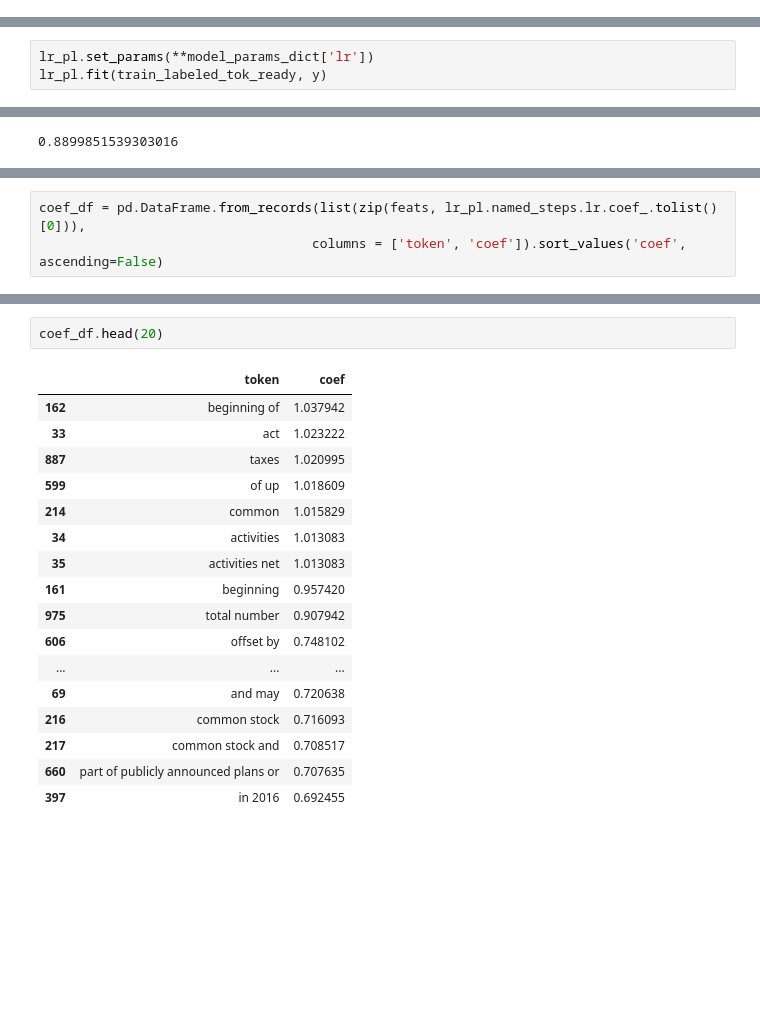
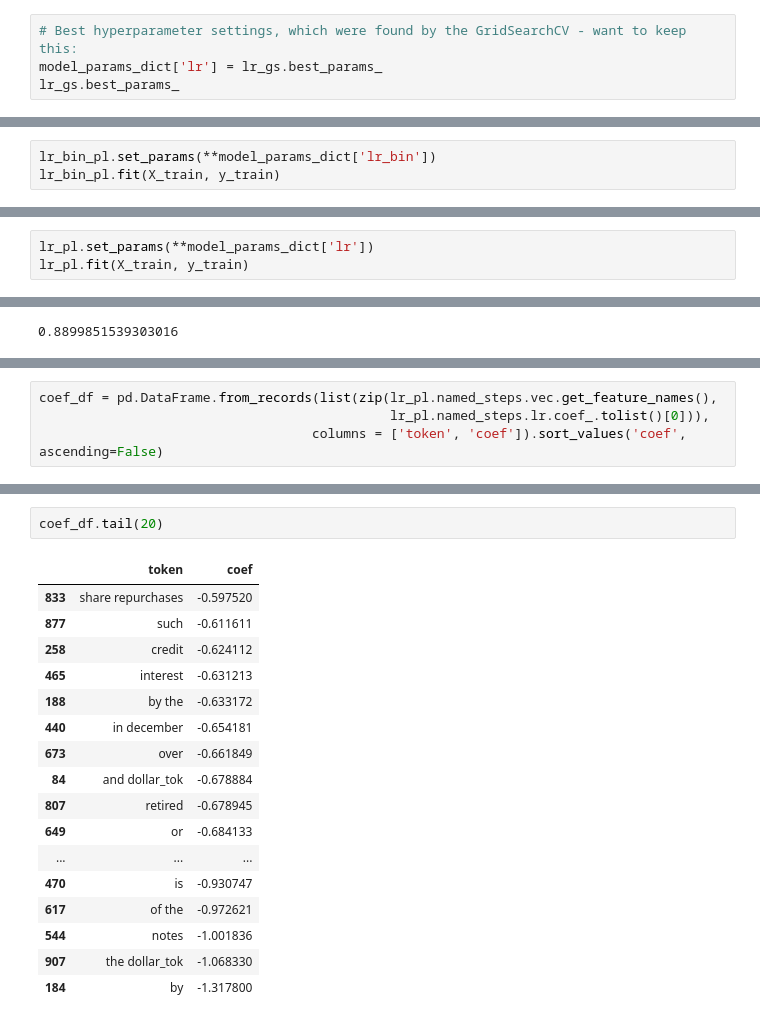
Before and after one commit to suhasinipallai/New_constructs, a Jupyter notebook: jj-eda.ipynb, the cells around one changed output, grey strips where cells are left out. Saved outputs shown, nothing was run; the diff lists cells and outputs as text; blank space fills up the shorter version.

```diff
--- a/jj-eda.ipynb
+++ b/jj-eda.ipynb
@@ -873,0 +1091,4 @@ GridSearchCV(cv=4, error_score='raise',
+# %%
+# Best hyperparameter settings, which were found by the GridSearchCV - want to keep this:
+model_params_dict['lr'] = lr_gs.best_params_
+lr_gs.best_params_
@@ -887,2 +1122,5 @@ lr_gs.cv_results_['mean_test_score'].max()
 # %% [markdown]
 Set the model params using the dictionary. The `**` unpacks the dictionary into the key-value pairs - essentially, it removes the curly braces.
+# %%
+lr_bin_pl.set_params(**model_params_dict['lr_bin'])
+lr_bin_pl.fit(X_train, y_train)
@@ -889,5 +1135,5 @@ Set the model params using the dictionary. The `**` unpacks the dictionary into
 # %%
 lr_pl.set_params(**model_params_dict['lr'])
-lr_pl.fit(train_labeled_tok_ready, y)
+lr_pl.fit(X_train, y_train)
 # %% [output]
 Pipeline(memory=None,
@@ -972,3 +1221,4 @@ avg / total       0.96      0.95      0.95       132
 # %%
-coef_df = pd.DataFrame.from_records(list(zip(feats, lr_pl.named_steps.lr.coef_.tolist()[0])),
+coef_df = pd.DataFrame.from_records(list(zip(lr_pl.named_steps.vec.get_feature_names(),
+                                             lr_pl.named_steps.lr.coef_.tolist()[0])),
                                    columns = ['token', 'coef']).sort_values('coef', ascending=False)
@@ -975,20 +1229,20 @@ coef_df = pd.DataFrame.from_records(list(zip(feats, lr_pl.named_steps.lr.coef_.t
 # %%
-coef_df.head(20)
+coef_df.tail(20)
 # %% [output]
 |  | token | coef |
-| 162 | beginning of | 1.037942 |
-| 33 | act | 1.023222 |
-| 887 | taxes | 1.020995 |
-| 599 | of up | 1.018609 |
-| 214 | common | 1.015829 |
-| 34 | activities | 1.013083 |
-| 35 | activities net | 1.013083 |
-| 161 | beginning | 0.957420 |
-| 975 | total number | 0.907942 |
-| 606 | offset by | 0.748102 |
+| 833 | share repurchases | -0.597520 |
+| 877 | such | -0.611611 |
+| 258 | credit | -0.624112 |
+| 465 | interest | -0.631213 |
+| 188 | by the | -0.633172 |
+| 440 | in december | -0.654181 |
+| 673 | over | -0.661849 |
+| 84 | and dollar_tok | -0.678884 |
+| 807 | retired | -0.678945 |
+| 649 | or | -0.684133 |
 | ... | ... | ... |
-| 69 | and may | 0.720638 |
-| 216 | common stock | 0.716093 |
-| 217 | common stock and | 0.708517 |
-| 660 | part of publicly announced plans or | 0.707635 |
-| 397 | in 2016 | 0.692455 |
+| 470 | is | -0.930747 |
+| 617 | of the | -0.972621 |
+| 544 | notes | -1.001836 |
+| 907 | the dollar_tok | -1.068330 |
+| 184 | by | -1.317800 |
```
Also changed, not shown: parts of 77 cells of this notebook.
